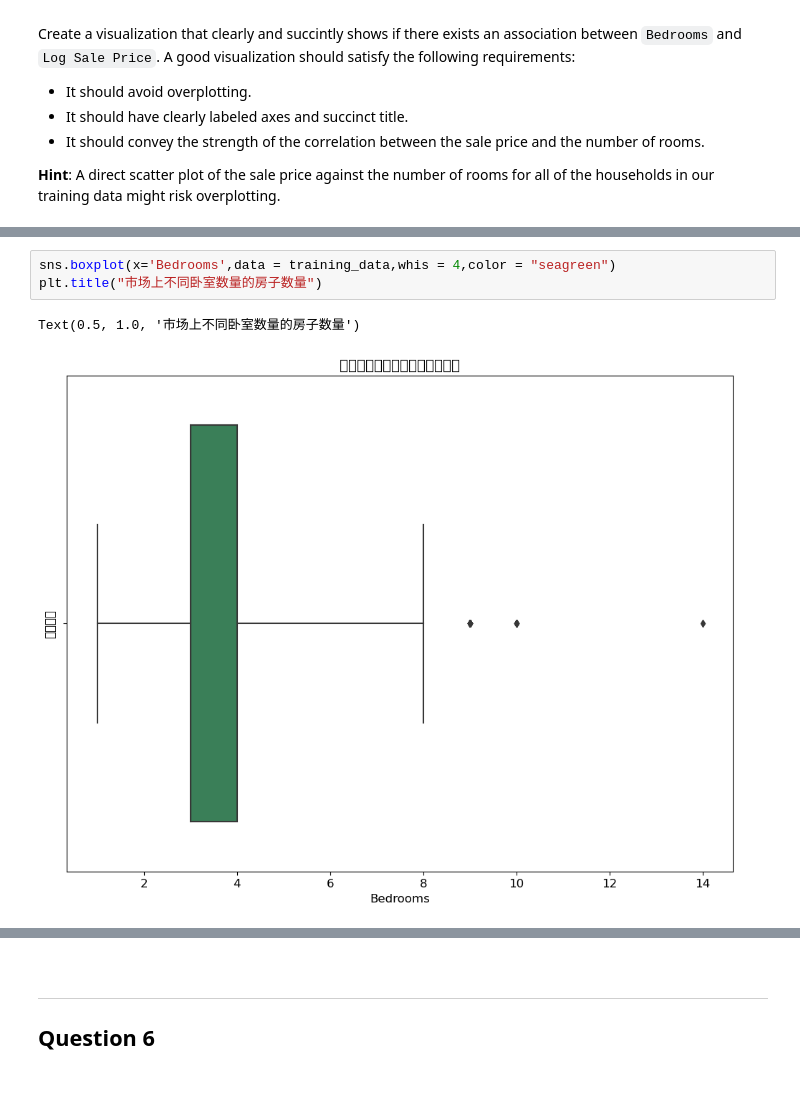
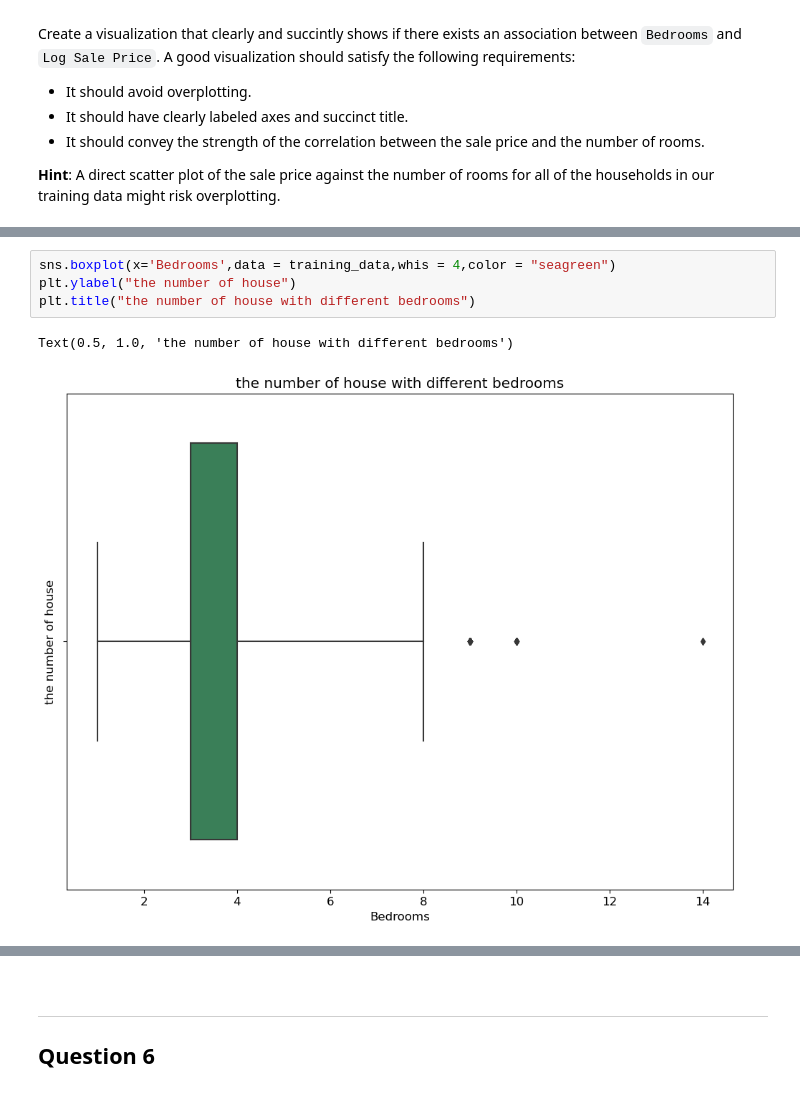
Before and after one commit to leishaozaici/ds, a Jupyter notebook: proj1a.ipynb, the cells around one changed output, grey strips where cells are left out. Cells and saved outputs as stored; diff of their text form.

```diff
--- a/proj1a.ipynb
+++ b/proj1a.ipynb
@@ -532,6 +583,7 @@ Text(0.5, 1.0, '不同卧室数量的房屋取对数售价')
 # %%
 sns.boxplot(x='Bedrooms',data = training_data,whis = 4,color = "seagreen")
-plt.title("市场上不同卧室数量的房子数量")
+plt.ylabel("the number of house")
+plt.title("the number of house with different bedrooms")
 # %% [output]
-Text(0.5, 1.0, '市场上不同卧室数量的房子数量')
+Text(0.5, 1.0, 'the number of house with different bedrooms')
-[figure, old version]
+[figure, new version]
```
Also changed, not shown: parts of 7 cells of this notebook, 1 other file.
